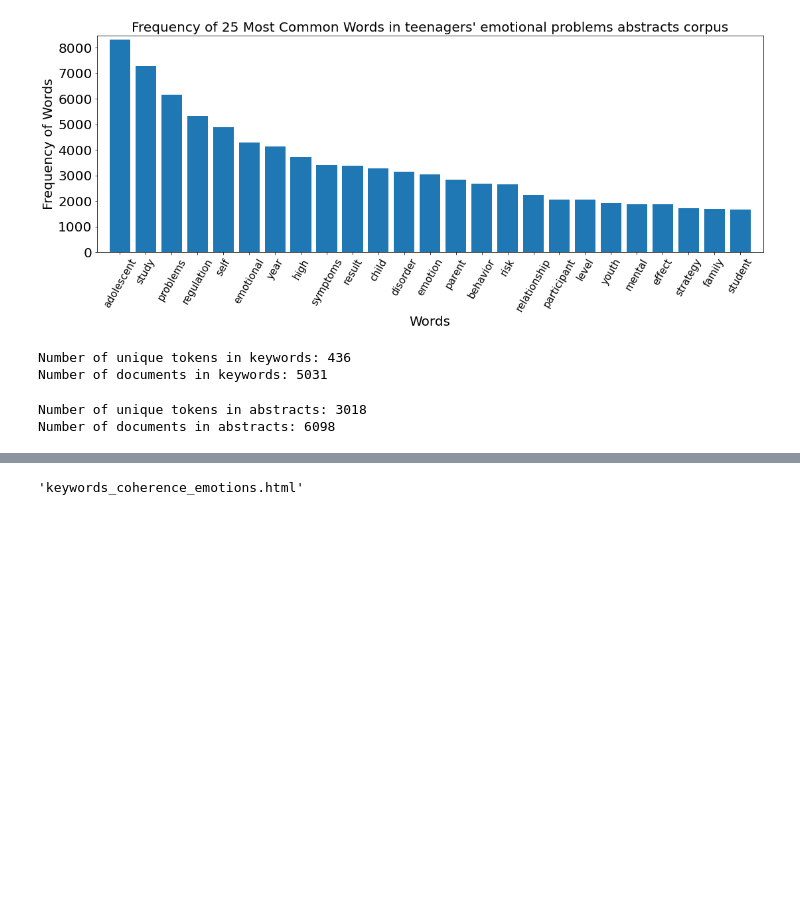
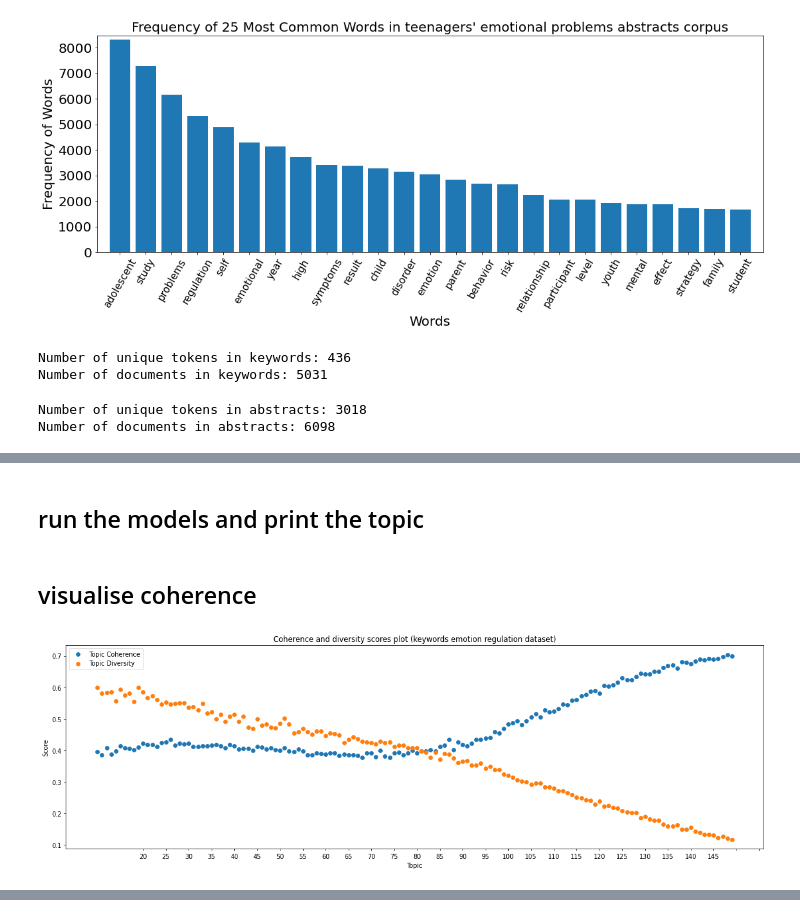
Before and after one commit to raniakp/thesis-text-mining-published-literature, a Jupyter notebook: notebooks/LDA_emotion_regulation_analysis.ipynb, the cells around one changed output, grey strips where cells are left out. Drawn from its saved outputs; the diff is of its cells as text; code cells hidden in the pictures; blank space fills up the shorter version.

```diff
--- a/notebooks/LDA_emotion_regulation_analysis.ipynb
+++ b/notebooks/LDA_emotion_regulation_analysis.ipynb
@@ -226 +266,7 @@ def get_coherence(lda, tokenized_text, dictionary):
+# %%
+def get_diversity(N_TOPICS, lda):
+  _, output_dict = create_dict_top2word(N_TOPICS, lda)
+  topic_diversity= TopicDiversity(topk=10)
+
+  return topic_diversity.score(output_dict)
 # %%
@@ -282,3 +289,35 @@ Topic 14: problems year teacher study self young high risk student emotional chi
+# %%
+def visualize_metric(score, diversity, labels, text):
+    """
+    Returns the figure where coherence and diversity across different number of topics is visualised.
+
+    Parameters
+    ----------
+    score : list
+        list of int scores to be on y axis
+    labels : list
+        list of strings with labels to be on x axis
+
+    Returns
+    -------
+     figure
+    """
+
+
+    plt.rcParams.update({'figure.figsize':(20,6), 'figure.dpi':70, 'font.size': 10})
+    plt.scatter(labels, score, label=f'Topic Coherence')
+    plt.scatter(labels, diversity, label=f'Topic Diversity')
+    plt.xticks(np.arange(MIN_N_TOPICS, MAX_N_TOPICS, step=5))
+
+    plt.title(f'Coherence and diversity scores plot {text}' )
+    plt.xlabel("Topic")
+    plt.ylabel('Score')
+    plt.legend()
+    plt.show()
+
+    return plt #return plt
+# %% [markdown]
+## run the models and print the topic
 # %%
-score_keywords, labels_keywords = get_topics_and_score(lda_keywords, corpus_keywords, keywords_dict, lemmatized_keywords)
+score_keywords, labels_keywords, models_keywords, diversity_keywords = get_topics_and_score(corpus_keywords, keywords_dict, lemmatized_keywords)
 # %%
@@ -307,0 +325,6 @@ def visualize_coherence(score, labels):
+# %% [markdown]
+## visualise coherence
+# %%
+visualize_metric(score_keywords, diversity_keywords, labels_keywords, '(keywords emotion regulation dataset)')
+# %% [output]
+[figure, added]
@@ -308,4 +332,2 @@ def visualize_coherence(score, labels):
 # %%
-plot(visualize_coherence(score_keywords, labels_keywords), filename = 'keywords_coherence_emotions.html') #visualising coherence
+# plot(visualize_metric(score_keywords, labels_keywords, diversity_keywords), filename = 'keywords_coherence_diversity_emotions.html') #visualising coherence
-# %% [output]
-'keywords_coherence_emotions.html'
```
Also changed, not shown: parts of 37 cells of this notebook, 50 other files.
